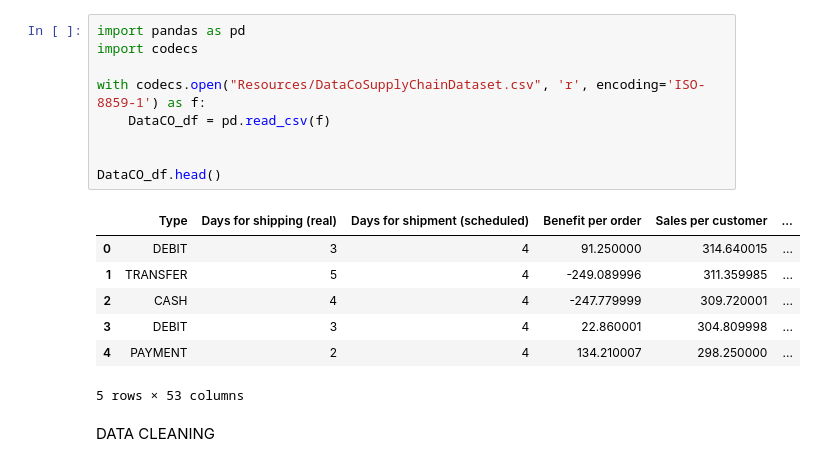
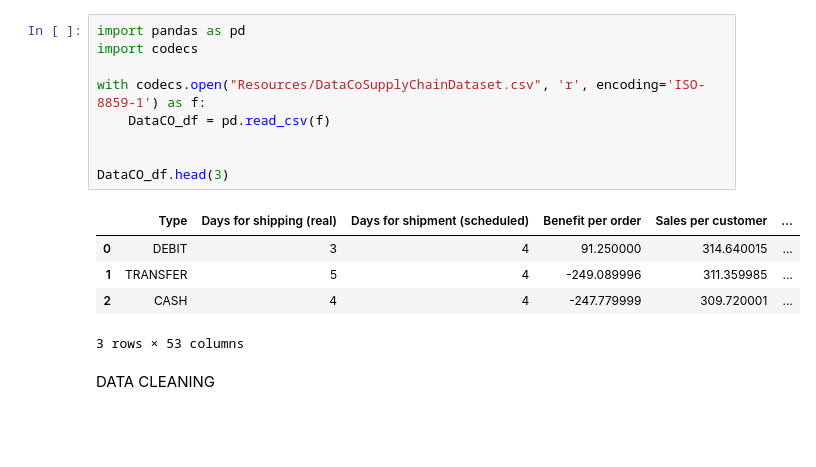
Before and after one commit to jdmandras/Project-4, a Jupyter notebook: SupplyChainVL-SalesPrediction.ipynb, the cells around one changed output. Saved outputs shown, nothing was run; the diff lists cells and outputs as text; blank space fills up the shorter version.

```diff
--- a/SupplyChainVL-SalesPrediction.ipynb
+++ b/SupplyChainVL-SalesPrediction.ipynb
@@ -14,20 +17,18 @@ from sklearn.model_selection import GridSearchCV
 # %%
 import pandas as pd
 import codecs
 
 with codecs.open("Resources/DataCoSupplyChainDataset.csv", 'r', encoding='ISO-8859-1') as f:
     DataCO_df = pd.read_csv(f)
 
 
-DataCO_df.head()
+DataCO_df.head(3)
 # %% [output]
 |  | Type | Days for shipping (real) | Days for shipment (scheduled) | Benefit per order | Sales per customer | ... |
 | 0 | DEBIT | 3 | 4 | 91.250000 | 314.640015 | ... |
 | 1 | TRANSFER | 5 | 4 | -249.089996 | 311.359985 | ... |
 | 2 | CASH | 4 | 4 | -247.779999 | 309.720001 | ... |
-| 3 | DEBIT | 3 | 4 | 22.860001 | 304.809998 | ... |
-| 4 | PAYMENT | 2 | 4 | 134.210007 | 298.250000 | ... |
-5 rows × 53 columns
+3 rows × 53 columns
 # %% [markdown]
 DATA CLEANING
 # %%
```
Also changed, not shown: parts of 8 cells of this notebook, 3 other files.
